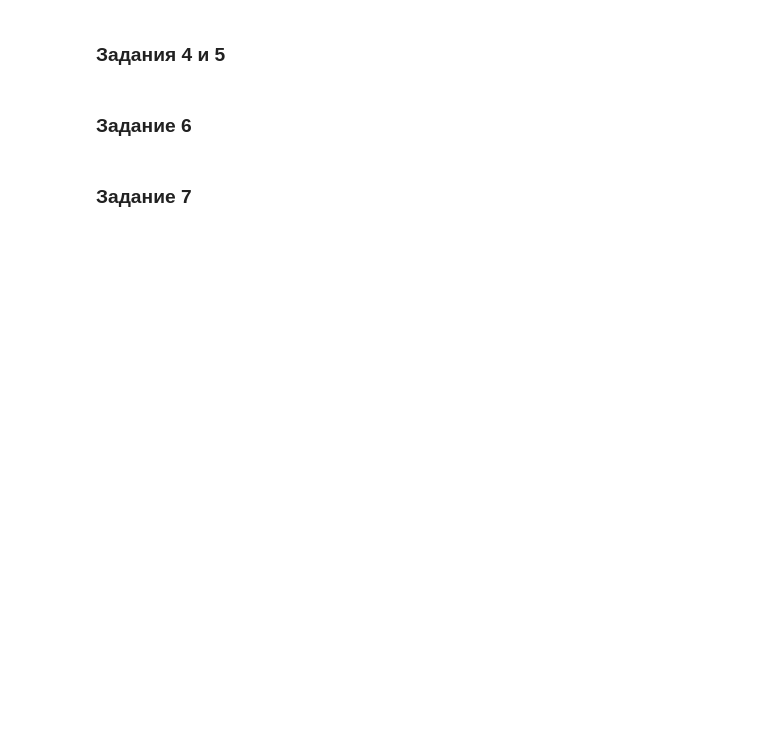
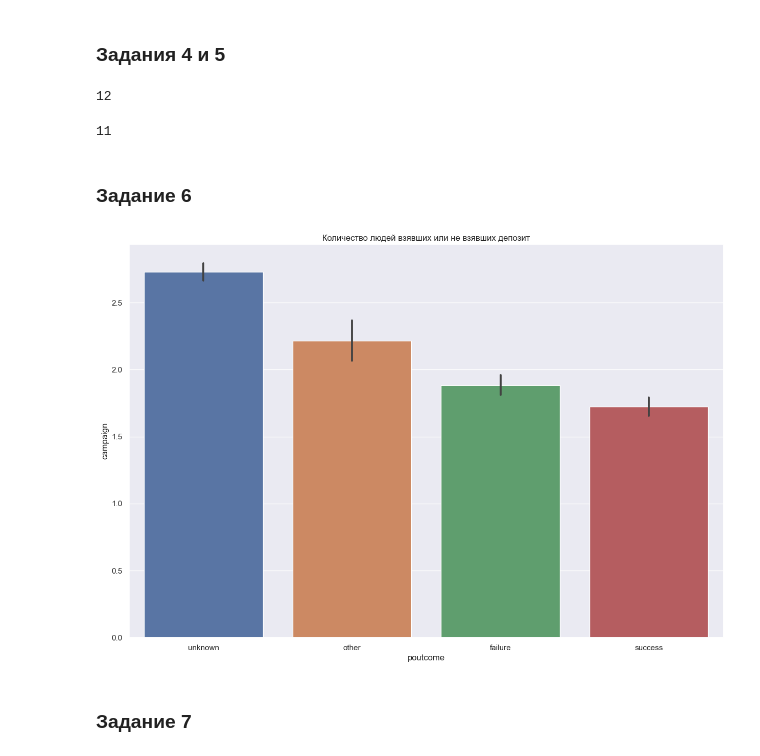
Before and after one commit to madskillskill/sf_data_science, a Jupyter notebook: PROJECT-4/Project_4_ML.ipynb, the cells around one changed output. Drawn from its saved outputs; the diff is of its cells as text; code cells hidden in the pictures; blank space fills up the shorter version.

```diff
--- a/PROJECT-4/Project_4_ML.ipynb
+++ b/PROJECT-4/Project_4_ML.ipynb
@@ -264,11 +270,36 @@ ValueError: zero-size array to reduction operation fmin which has no identity
 #рассчитайте описательные статистики для категориальных переменных, проинтерпретируйте результат
 #ваш код
 #постройте визуализации, иллюстрирующие результаты
+# %%
+df.month.value_counts().count()
+# %% [output]
+12
+# %%
+df.job.value_counts().count()
+# %% [output]
+11
 # %% [markdown]
 ### Задание 6
 # %%
 # Узнайте, для какого статуса предыдущей маркетинговой кампании успех в текущей превалирует над количеством неудач.
 # ваш код
+# %%
+bpdf = pd.DataFrame(
+    ['yes','no'],
+    [df[df.deposit=='yes'].count()[0],df[df.deposit=='no'].count()[0]]
+)
+
+
+fig = plt.figure(figsize=(15, 10))
+barplot = sns.barplot(
+    data=df,
+    x='poutcome',
+    y='campaign'
+)
+
+barplot.set_title('Количество людей взявших или не взявших депозит');
+# %% [output]
+[figure, added]
 # %% [markdown]
 ### Задание 7
 # %%
```
Also changed, not shown: parts of 43 cells of this notebook, 2 other files.
